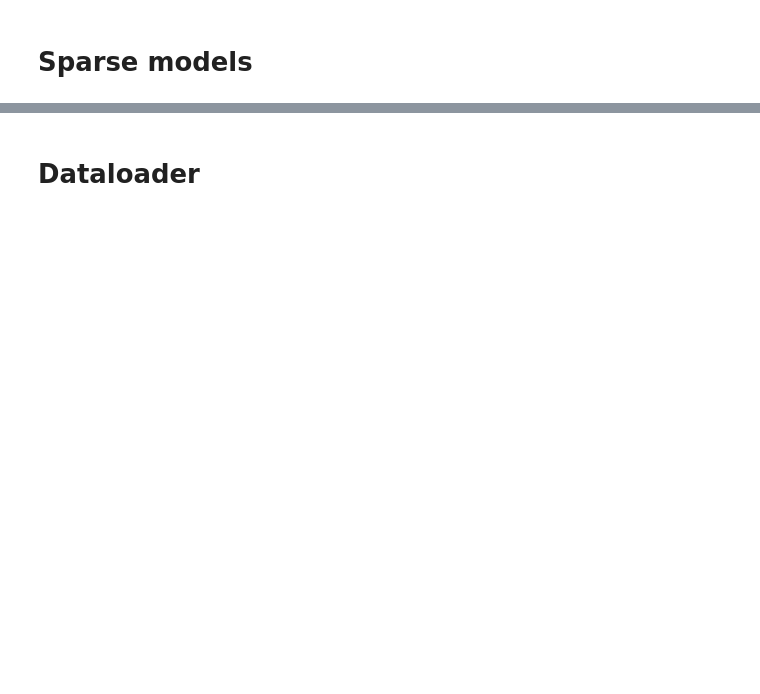
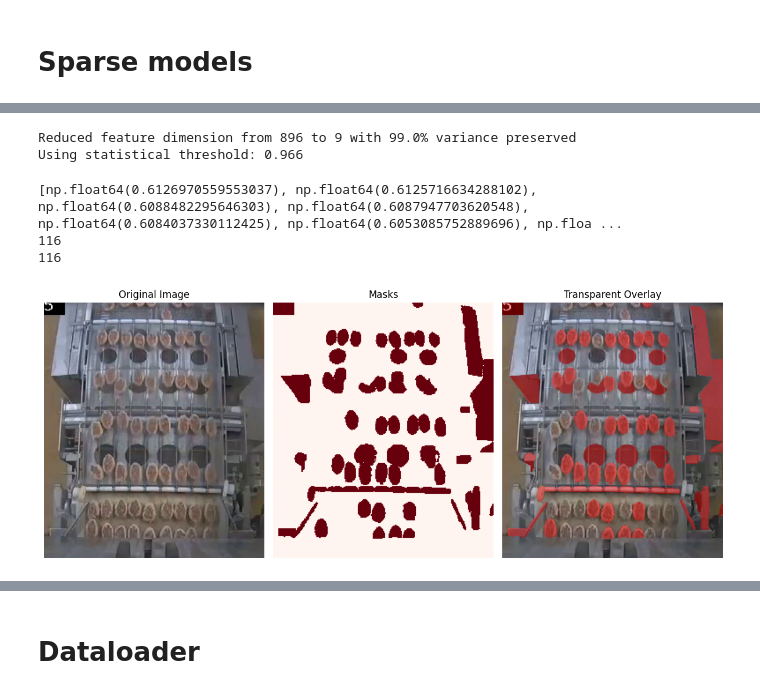
Before and after one commit to FactbirdHQ/auto-annotation-sam, a Jupyter notebook: notebooks/sam_proto.ipynb, the cells around one changed output, grey strips where cells are left out. Cells and saved outputs as stored; diff of their text form; code cells hidden in the pictures; blank space fills up the shorter version.

```diff
--- a/notebooks/sam_proto.ipynb
+++ b/notebooks/sam_proto.ipynb
@@ -213,0 +487,39 @@ knn.cleanup()
+# %%
+import random
+
+sub_positives = random.sample(positive_masks1, 10)
+
+knn = MultiLayerFeatureKNN(n_neighbors=5, metric="manhatten", layers=[2, 4, 6, 8], pca_variance=0.99)
+
+knn.fit(positive_image1, sub_positives)
+
+filtered_masks, similarity_scores = knn.predict(test_image, candidate_masks)
+
+knn.cleanup()
+
+# Create pairs of (mask, score)
+mask_score_pairs = list(zip(filtered_masks, similarity_scores))
+
+# Sort the pairs based on scores in descending order (highest score first)
+sorted_pairs = sorted(mask_score_pairs, key=lambda x: x[1], reverse=True)
+
+# Unzip the sorted pairs
+sorted_masks, sorted_scores = zip(*sorted_pairs) if sorted_pairs else ([], [])
+
+# Convert back to lists if needed
+sorted_masks = list(sorted_masks)
+sorted_scores = list(sorted_scores)
+# %% [output]
+Reduced feature dimension from 896 to 9 with 99.0% variance preserved
+Using statistical threshold: 0.966
+# %%
+print(sorted_scores)
+print(len(candidate_masks))
+print(len(filtered_masks))
+
+visualize_masks(test_image, sorted_masks[:60])
+# %% [output]
+[np.float64(0.6126970559553037), np.float64(0.6125716634288102), np.float64(0.6088482295646303), np.float64(0.6087947703620548), np.float64(0.6084037330112425), np.float64(0.6053085752889696), np.floa ...
+116
+116
+[figure, added]
```
Also changed, not shown: parts of 17 cells of this notebook, 1 other file.
